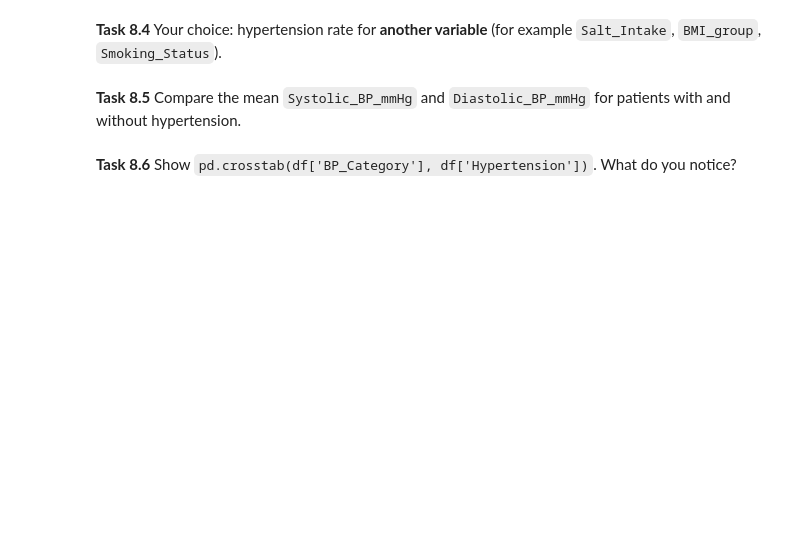
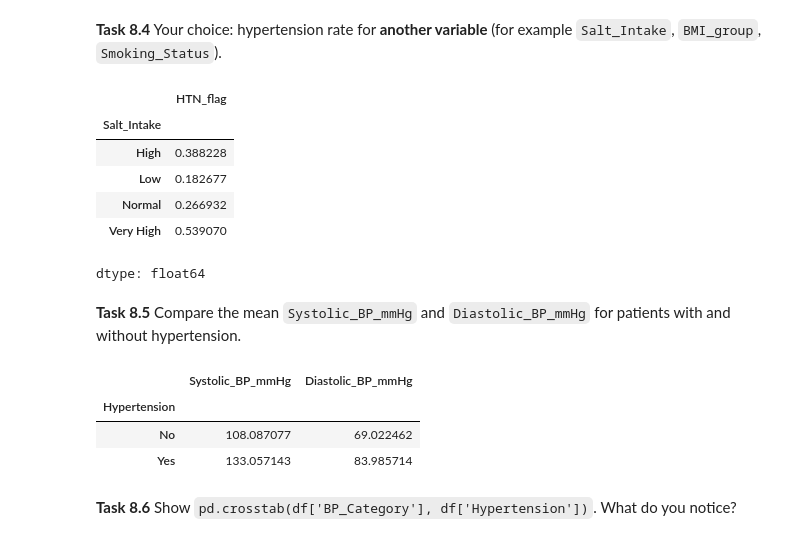
Before and after one commit to Hasnat22/hypertension_dataset, a Jupyter notebook: Week5_Workshop_Pandas_Student.ipynb, the cells around one changed output. Cells and saved outputs as stored; diff of their text form; code cells hidden in the pictures; blank space fills up the shorter version.

```diff
--- a/Week5_Workshop_Pandas_Student.ipynb
+++ b/Week5_Workshop_Pandas_Student.ipynb
@@ -880,10 +905,25 @@ df.groupby(...)[...].mean().round(3)
 **Task 8.4** Your choice: hypertension rate for **another variable** (for example `Salt_Intake`, `BMI_group`, `Smoking_Status`).
 # %%
 # your code here
+df.groupby('Salt_Intake')['HTN_flag'].mean()
+# %% [output]
+|  | HTN_flag |
+| Salt_Intake |  |
+| High | 0.388228 |
+| Low | 0.182677 |
+| Normal | 0.266932 |
+| Very High | 0.539070 |
+dtype: float64
 # %% [markdown]
 **Task 8.5** Compare the mean `Systolic_BP_mmHg` and `Diastolic_BP_mmHg` for patients with and without hypertension.
 # %%
 # your code here
+df.groupby('Hypertension')[['Systolic_BP_mmHg', 'Diastolic_BP_mmHg']].mean()
+# %% [output]
+|  | Systolic_BP_mmHg | Diastolic_BP_mmHg |
+| Hypertension |  |  |
+| No | 108.087077 | 69.022462 |
+| Yes | 133.057143 | 83.985714 |
 # %% [markdown]
 **Task 8.6** Show `pd.crosstab(df['BP_Category'], df['Hypertension'])`. What do you notice?
 # %%
```
Also changed, not shown: parts of 6 cells of this notebook.
